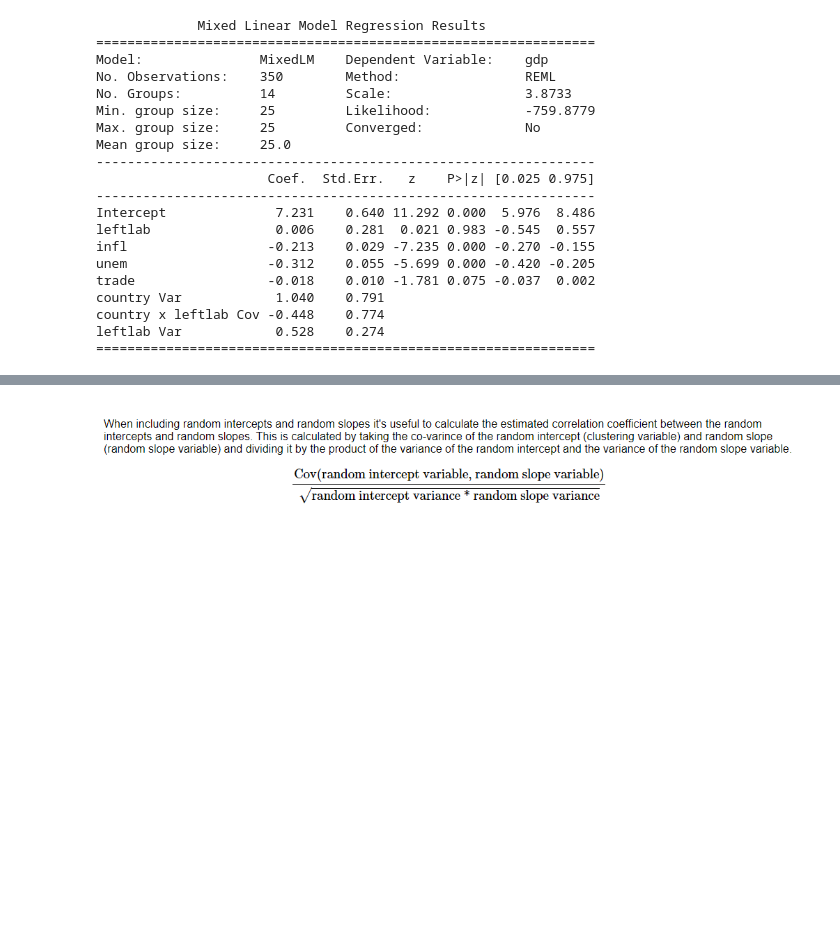
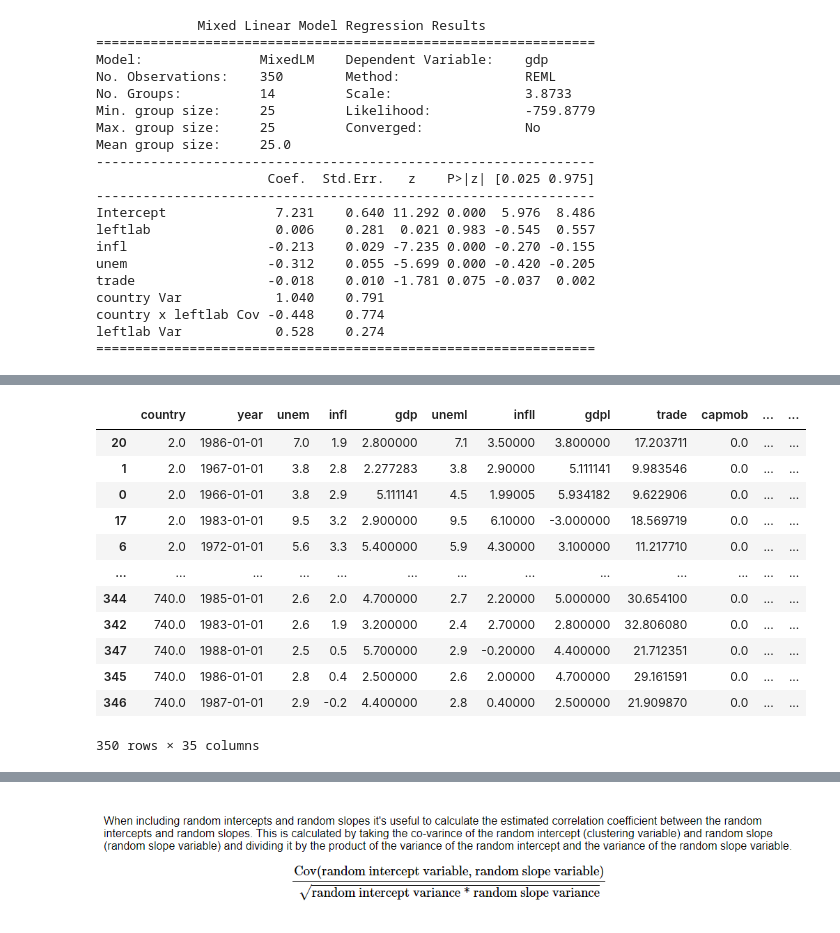
Before and after one commit to jgkorman/Statistical-Analysis-In-Python, a Jupyter notebook: Assignment_1_MLE2_Korman_JamesG_ICPSR_2022.ipynb, the cells around one changed output, grey strips where cells are left out. Saved outputs shown, nothing was run; the diff lists cells and outputs as text; code cells hidden in the pictures; blank space fills up the shorter version.

```diff
--- a/Assignment_1_MLE2_Korman_JamesG_ICPSR_2022.ipynb
+++ b/Assignment_1_MLE2_Korman_JamesG_ICPSR_2022.ipynb
@@ -409,0 +732,4 @@ leftlab Var            0.528    0.274
+# %%
+# creating a dictionary of our country keys and random effects values
+random_intercepts = dict(zip(country, random_intercepts))
+random_intercepts
@@ -409,0 +833,18 @@ leftlab Var            0.528    0.274
+# %%
+# sorting values based on our country groups and predictions to prepare for plotting from low to high
+df3_sort = df3.sort_values(['country', 'y_hat']).copy()
+df3_sort
+# %% [output]
+|  | country | year | unem | infl | gdp | uneml | infll | gdpl | trade | capmob | ... | ... |
+| 20 | 2.0 | 1986-01-01 | 7.0 | 1.9 | 2.800000 | 7.1 | 3.50000 | 3.800000 | 17.203711 | 0.0 | ... | ... |
+| 1 | 2.0 | 1967-01-01 | 3.8 | 2.8 | 2.277283 | 3.8 | 2.90000 | 5.111141 | 9.983546 | 0.0 | ... | ... |
+| 0 | 2.0 | 1966-01-01 | 3.8 | 2.9 | 5.111141 | 4.5 | 1.99005 | 5.934182 | 9.622906 | 0.0 | ... | ... |
+| 17 | 2.0 | 1983-01-01 | 9.5 | 3.2 | 2.900000 | 9.5 | 6.10000 | -3.000000 | 18.569719 | 0.0 | ... | ... |
+| 6 | 2.0 | 1972-01-01 | 5.6 | 3.3 | 5.400000 | 5.9 | 4.30000 | 3.100000 | 11.217710 | 0.0 | ... | ... |
+| ... | ... | ... | ... | ... | ... | ... | ... | ... | ... | ... | ... | ... |
+| 344 | 740.0 | 1985-01-01 | 2.6 | 2.0 | 4.700000 | 2.7 | 2.20000 | 5.000000 | 30.654100 | 0.0 | ... | ... |
+| 342 | 740.0 | 1983-01-01 | 2.6 | 1.9 | 3.200000 | 2.4 | 2.70000 | 2.800000 | 32.806080 | 0.0 | ... | ... |
+| 347 | 740.0 | 1988-01-01 | 2.5 | 0.5 | 5.700000 | 2.9 | -0.20000 | 4.400000 | 21.712351 | 0.0 | ... | ... |
+| 345 | 740.0 | 1986-01-01 | 2.8 | 0.4 | 2.500000 | 2.6 | 2.00000 | 4.700000 | 29.161591 | 0.0 | ... | ... |
+| 346 | 740.0 | 1987-01-01 | 2.9 | -0.2 | 4.400000 | 2.8 | 0.40000 | 2.500000 | 21.909870 | 0.0 | ... | ... |
+350 rows × 35 columns
```
Also changed, not shown: parts of 32 cells of this notebook.
